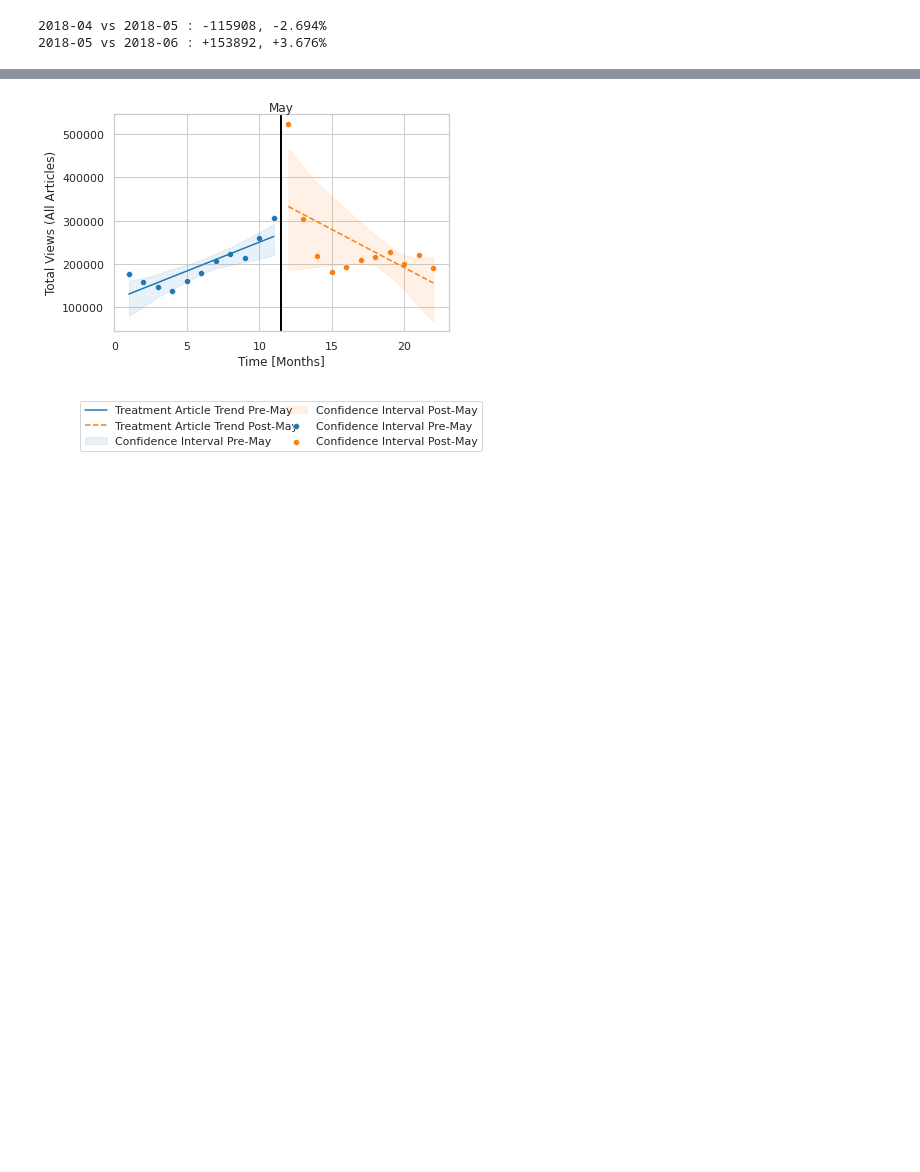
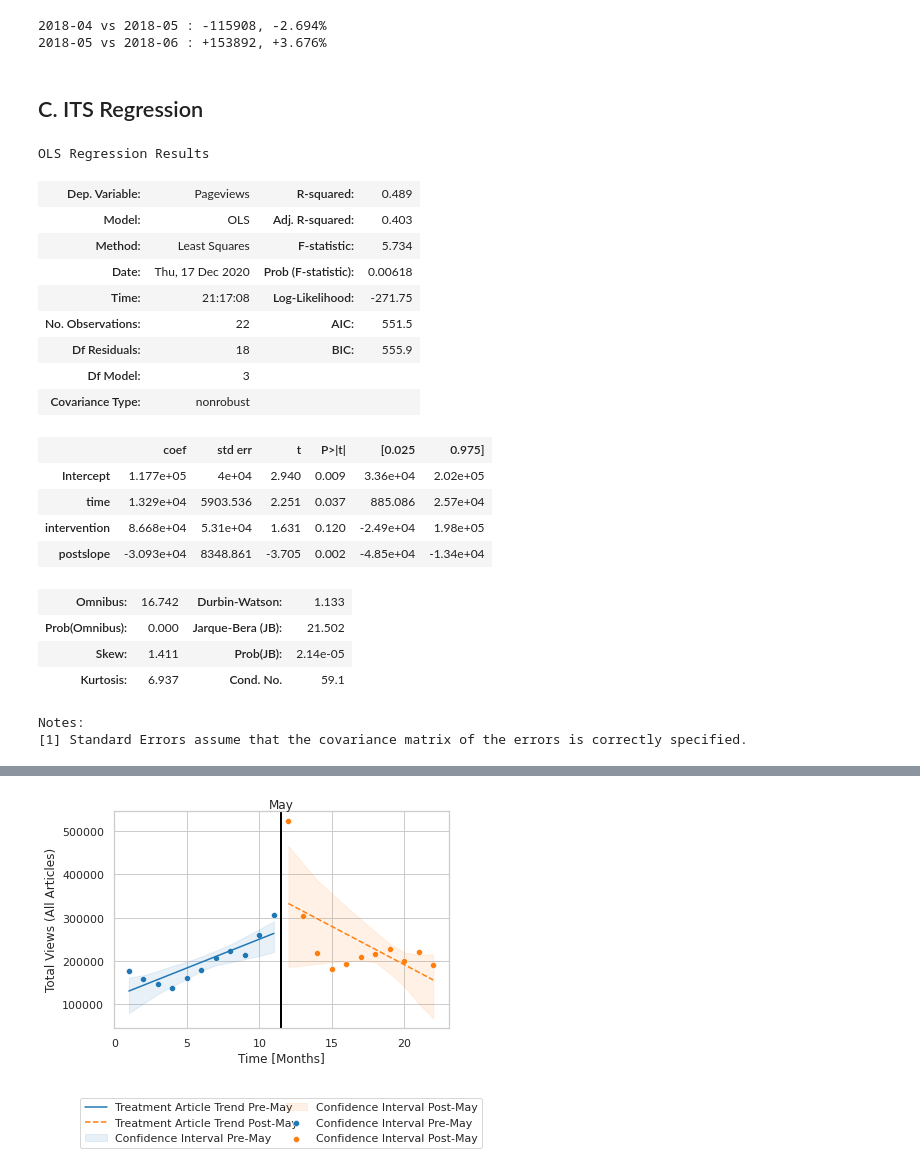
Before and after one commit to epfl-ada/ada-2020-project-milestone-p3-p3_studybuddy, a Jupyter notebook: MilestoneP3.ipynb, the cells around one changed output, grey strips where cells are left out. Drawn from its saved outputs; the diff is of its cells as text; code cells hidden in the pictures; blank space fills up the shorter version.

```diff
--- a/MilestoneP3.ipynb
+++ b/MilestoneP3.ipynb
@@ -1263,3 +1249,5 @@ compute_immediate_change(g_control, interruption_date)
 # %% [output]
 2018-04 vs 2018-05 : -115908, -2.694%
 2018-05 vs 2018-06 : +153892, +3.676%
+# %% [markdown]
+## C. ITS Regression
@@ -1265,0 +1273,24 @@ compute_immediate_change(g_control, interruption_date)
+# %%
+res_treatment.summary()
+# %% [output]
+OLS Regression Results
+| Dep. Variable: | Pageviews | R-squared: | 0.489 |
+| Model: | OLS | Adj. R-squared: | 0.403 |
+| Method: | Least Squares | F-statistic: | 5.734 |
+| Date: | Thu, 17 Dec 2020 | Prob (F-statistic): | 0.00618 |
+| Time: | 21:17:08 | Log-Likelihood: | -271.75 |
+| No. Observations: | 22 | AIC: | 551.5 |
+| Df Residuals: | 18 | BIC: | 555.9 |
+| Df Model: | 3 |  |  |
+| Covariance Type: | nonrobust |  |  |
+|  | coef | std err | t | P>|t| | [0.025 | 0.975] |
+| Intercept | 1.177e+05 | 4e+04 | 2.940 | 0.009 | 3.36e+04 | 2.02e+05 |
+| time | 1.329e+04 | 5903.536 | 2.251 | 0.037 | 885.086 | 2.57e+04 |
+| intervention | 8.668e+04 | 5.31e+04 | 1.631 | 0.120 | -2.49e+04 | 1.98e+05 |
+| postslope | -3.093e+04 | 8348.861 | -3.705 | 0.002 | -4.85e+04 | -1.34e+04 |
+| Omnibus: | 16.742 | Durbin-Watson: | 1.133 |
+| Prob(Omnibus): | 0.000 | Jarque-Bera (JB): | 21.502 |
+| Skew: | 1.411 | Prob(JB): | 2.14e-05 |
+| Kurtosis: | 6.937 | Cond. No. | 59.1 |
+Notes:
+[1] Standard Errors assume that the covariance matrix of the errors is correctly specified.
```
Also changed, not shown: parts of 22 cells of this notebook.
